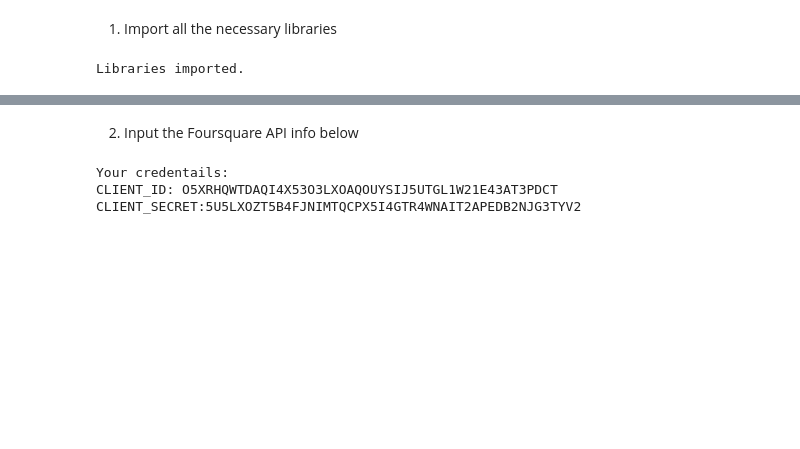
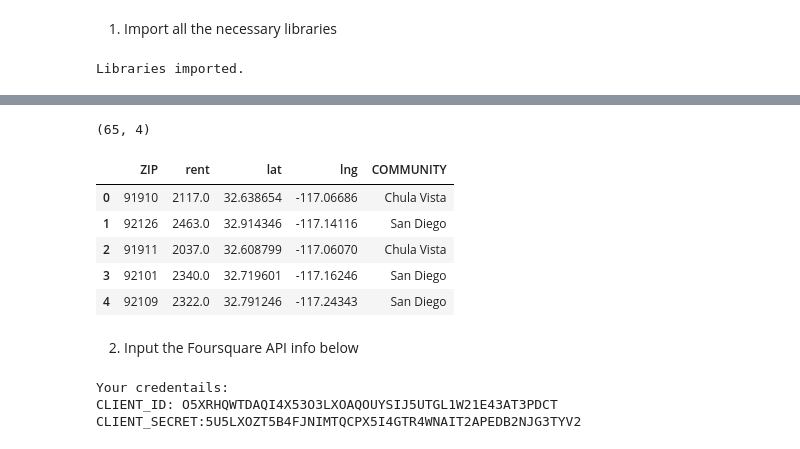
Before and after one commit to jameshyojaelee/SanDiego_Rent_Analysis, a Jupyter notebook: sandiego_rent.ipynb, the cells around one changed output, grey strips where cells are left out. Cells and saved outputs as stored; diff of their text form; code cells hidden in the pictures; blank space fills up the shorter version.

```diff
--- a/sandiego_rent.ipynb
+++ b/sandiego_rent.ipynb
@@ -45,0 +65,4 @@ Libraries imported.
+# %%
+rent_temp = pd.read_csv('http://files.zillowstatic.com/research/public_v2/zori/Zip_ZORI_AllHomesPlusMultifamily_SSA.csv')
+rent_temp = rent_temp[rent_temp.MsaName == 'San Diego, CA']
+rent_temp.shape
@@ -45,0 +71,4 @@ Libraries imported.
+# %%
+rent = rent_temp.iloc[:, [1, 85]]
+rent.columns = ['ZIP', 'rent']
+rent.shape
@@ -45,0 +79,4 @@ Libraries imported.
+# %%
+coordinates = pd.read_csv('https://public.opendatasoft.com/explore/dataset/us-zip-code-latitude-and-longitude/download/?format=csv&timezone=America/Los_Angeles&lang=en&use_labels_for_header=true&csv_separator=%3B', sep=';')
+coordinates = coordinates[['Zip', 'Latitude', 'Longitude']]
+coordinates.columns = ['ZIP', 'lat', 'lng']
@@ -45,0 +92,3 @@ Libraries imported.
+# %%
+merged_df1 = rent.merge(coordinates, how='inner', on='ZIP')
+merged_df1.head()
@@ -46,3 +102,17 @@ Libraries imported.
+# %%
+merged_df1.shape
+# %% [output]
+(65, 4)
+# %%
+merged_df = merged_df1.merge(district, how='inner', on='ZIP')
+merged_df.head()
+# %% [output]
+|  | ZIP | rent | lat | lng | COMMUNITY |
+| 0 | 91910 | 2117.0 | 32.638654 | -117.06686 | Chula Vista |
+| 1 | 92126 | 2463.0 | 32.914346 | -117.14116 | San Diego |
+| 2 | 91911 | 2037.0 | 32.608799 | -117.06070 | Chula Vista |
+| 3 | 92101 | 2340.0 | 32.719601 | -117.16246 | San Diego |
+| 4 | 92109 | 2322.0 | 32.791246 | -117.24343 | San Diego |
 # %% [markdown]
 2) Input the Foursquare API info below
 # %%
```
Also changed, not shown: parts of 27 cells of this notebook, 1 other file.
